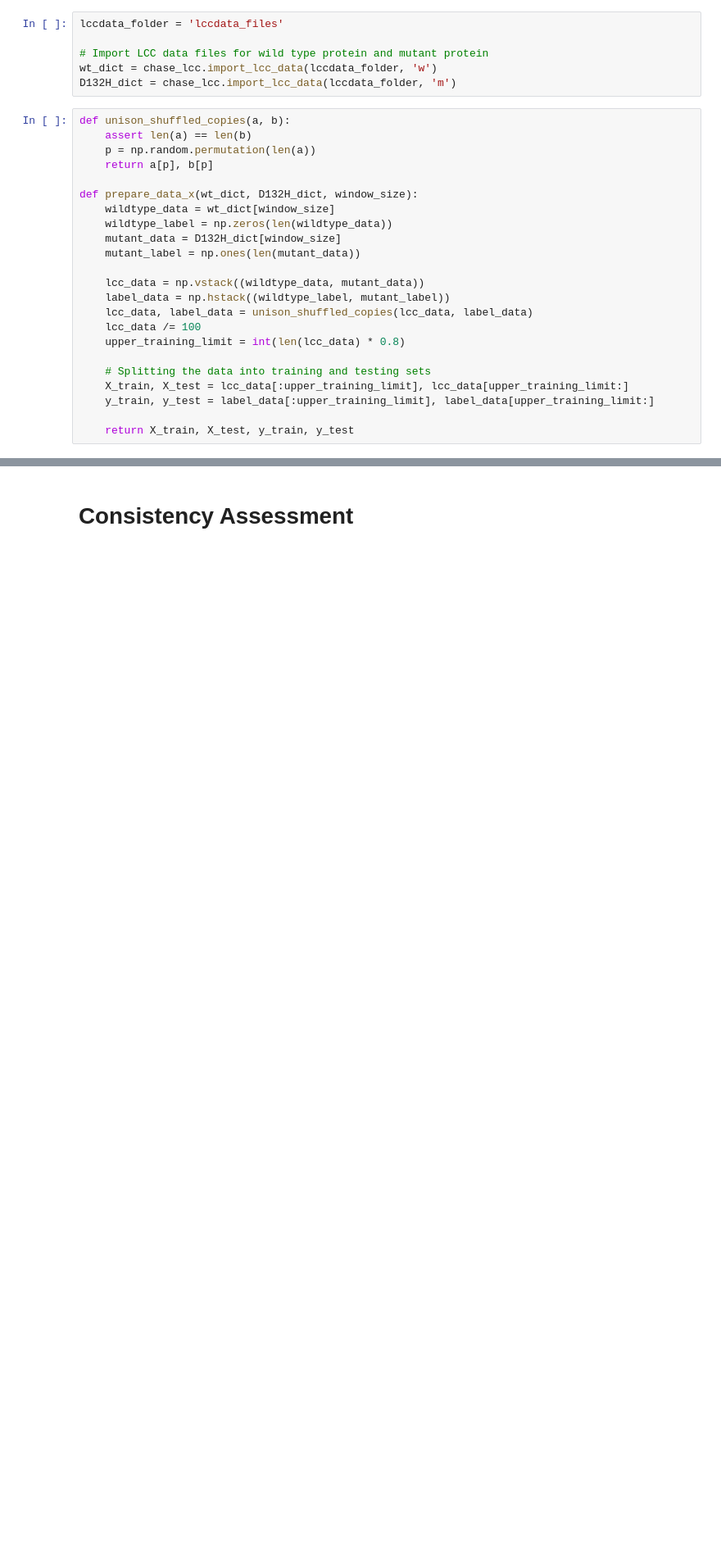
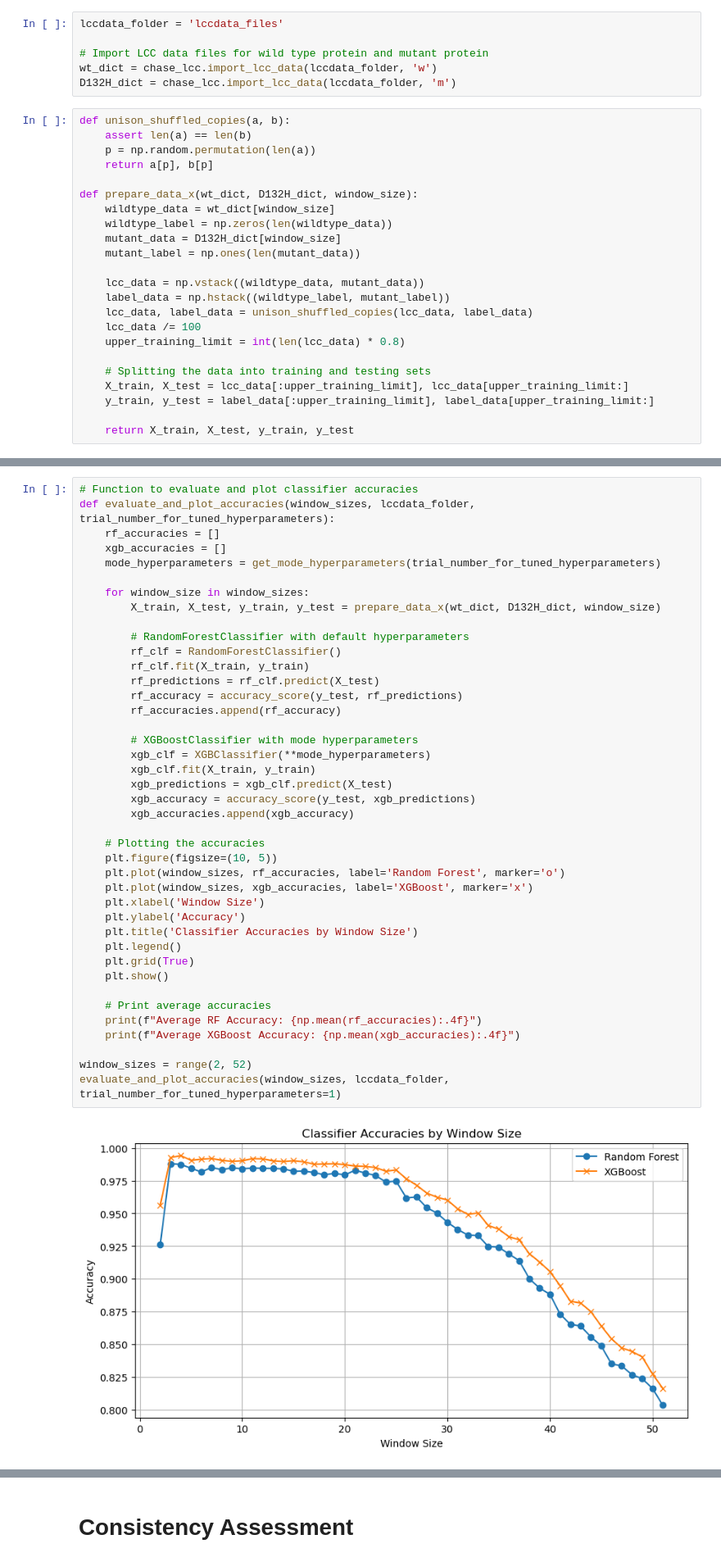
Before and after one commit to ChaseFlynn23/RF_vs_XGB_Eval, a Jupyter notebook: A_XGB_Tuned_RF_Default_Saved_Position_Consistency_Comparison.ipynb, the cells around one changed output, grey strips where cells are left out. Shown: that part at 82% size. Drawn from its saved outputs; the diff is of its cells as text; blank space fills up the shorter version.

```diff
--- a/A_XGB_Tuned_RF_Default_Saved_Position_Consistency_Comparison.ipynb
+++ b/A_XGB_Tuned_RF_Default_Saved_Position_Consistency_Comparison.ipynb
@@ -163,0 +112,43 @@ RF Consistency:
+# %%
+# Function to evaluate and plot classifier accuracies
+def evaluate_and_plot_accuracies(window_sizes, lccdata_folder, trial_number_for_tuned_hyperparameters):
+    rf_accuracies = []
+    xgb_accuracies = []
+    mode_hyperparameters = get_mode_hyperparameters(trial_number_for_tuned_hyperparameters)
+
+    for window_size in window_sizes:
+        X_train, X_test, y_train, y_test = prepare_data_x(wt_dict, D132H_dict, window_size)
+
+        # RandomForestClassifier with default hyperparameters
+        rf_clf = RandomForestClassifier()
+        rf_clf.fit(X_train, y_train)
+        rf_predictions = rf_clf.predict(X_test)
+        rf_accuracy = accuracy_score(y_test, rf_predictions)
+        rf_accuracies.append(rf_accuracy)
+
+        # XGBoostClassifier with mode hyperparameters
+        xgb_clf = XGBClassifier(**mode_hyperparameters)
+        xgb_clf.fit(X_train, y_train)
+        xgb_predictions = xgb_clf.predict(X_test)
+        xgb_accuracy = accuracy_score(y_test, xgb_predictions)
+        xgb_accuracies.append(xgb_accuracy)
+
+    # Plotting the accuracies
+    plt.figure(figsize=(10, 5))
+    plt.plot(window_sizes, rf_accuracies, label='Random Forest', marker='o')
+    plt.plot(window_sizes, xgb_accuracies, label='XGBoost', marker='x')
+    plt.xlabel('Window Size')
+    plt.ylabel('Accuracy')
+    plt.title('Classifier Accuracies by Window Size')
+    plt.legend()
+    plt.grid(True)
+    plt.show()
+
+    # Print average accuracies
+    print(f"Average RF Accuracy: {np.mean(rf_accuracies):.4f}")
+    print(f"Average XGBoost Accuracy: {np.mean(xgb_accuracies):.4f}")
+
+window_sizes = range(2, 52)
+evaluate_and_plot_accuracies(window_sizes, lccdata_folder, trial_number_for_tuned_hyperparameters=1)
+# %% [output]
+[figure, added]
```
Also changed, not shown: parts of 14 cells of this notebook.
